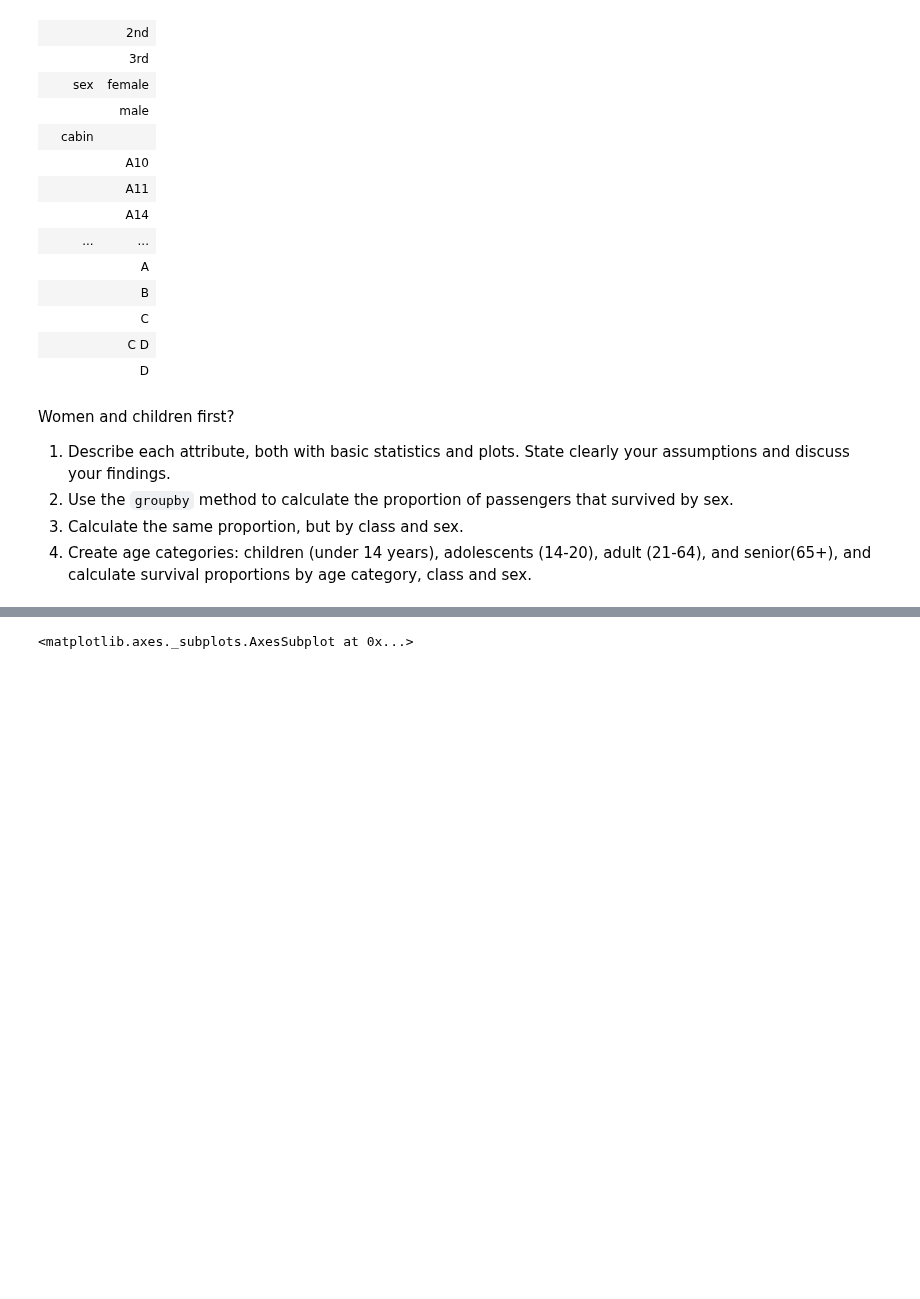
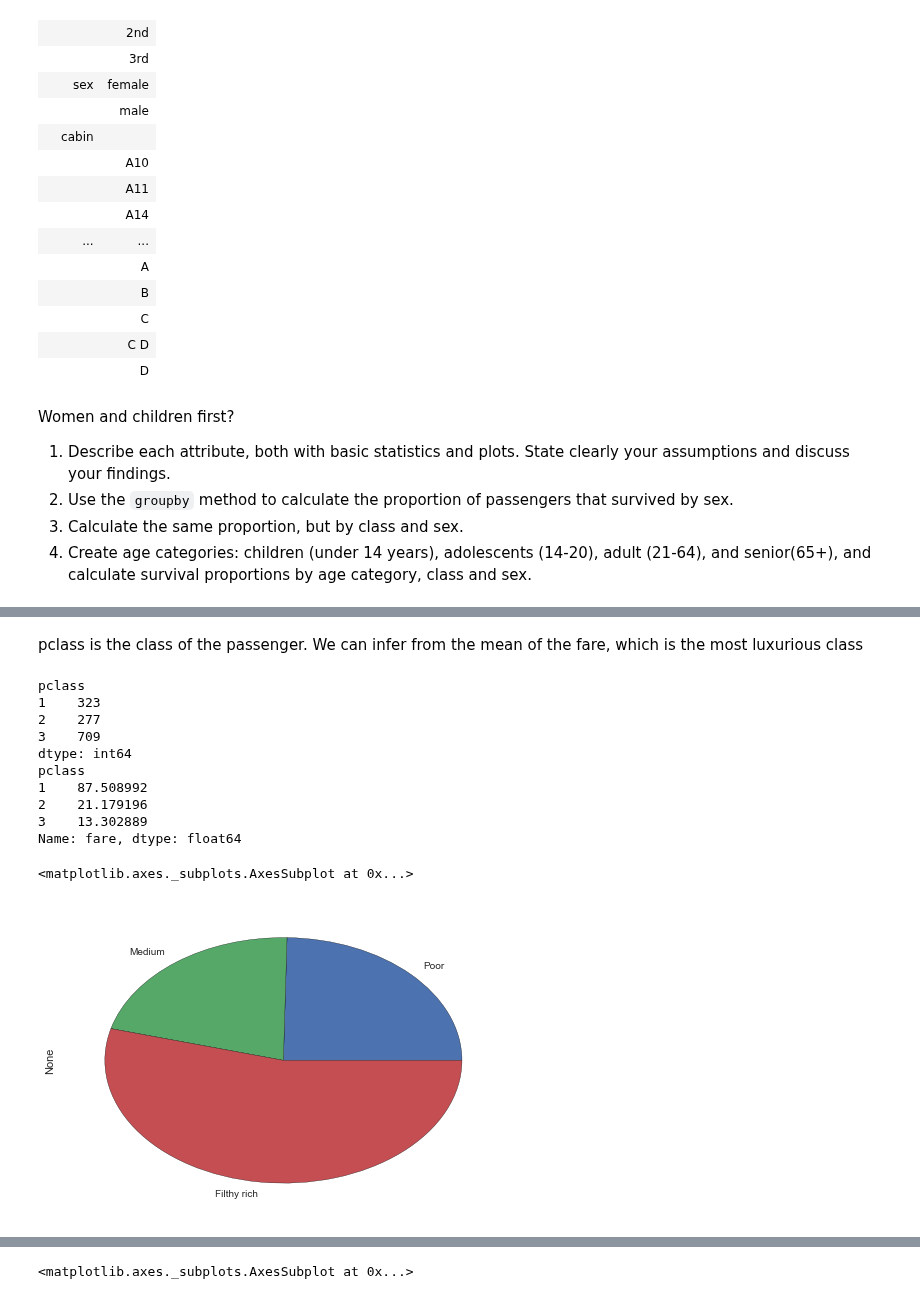
Before and after one commit to semplea/adaepfl-hw, a Jupyter notebook: 01 - Pandas and Data Wrangling/Data Wrangling with Pandas.ipynb, the cells around one changed output, grey strips where cells are left out. Saved outputs shown, nothing was run; the diff lists cells and outputs as text; code cells hidden in the pictures; blank space fills up the shorter version.

```diff
--- a/01 - Pandas and Data Wrangling/Data Wrangling with Pandas.ipynb
+++ b/01 - Pandas and Data Wrangling/Data Wrangling with Pandas.ipynb
@@ -1672,0 +1708,21 @@ name is the name of the passenger
+# %% [markdown]
+pclass is the class of the passenger.
+We can infer from the mean of the fare, which is the most luxurious class
+# %%
+class_count = data.groupby('pclass').size()
+print(class_count)
+print(data.groupby('pclass')['fare'].apply(np.mean))
+class_count.to_frame(name='class').unstack().plot.pie(labels=['Poor', 'Medium', 'Filthy rich'])
+# %% [output]
+pclass
+1    323
+2    277
+3    709
+dtype: int64
+pclass
+1    87.508992
+2    21.179196
+3    13.302889
+Name: fare, dtype: float64
+<matplotlib.axes._subplots.AxesSubplot at 0x...>
+[figure, added]
```
Also changed, not shown: parts of 7 cells of this notebook.
